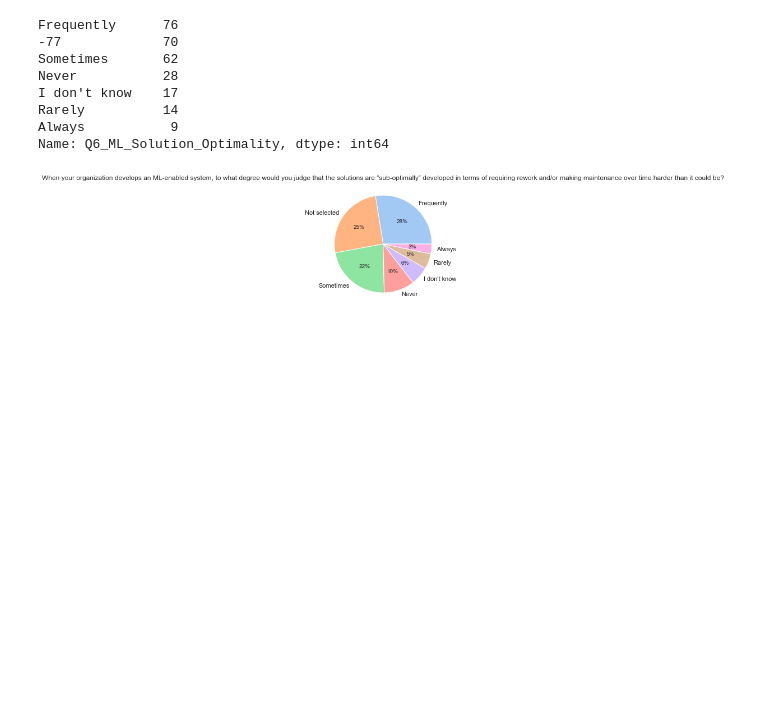
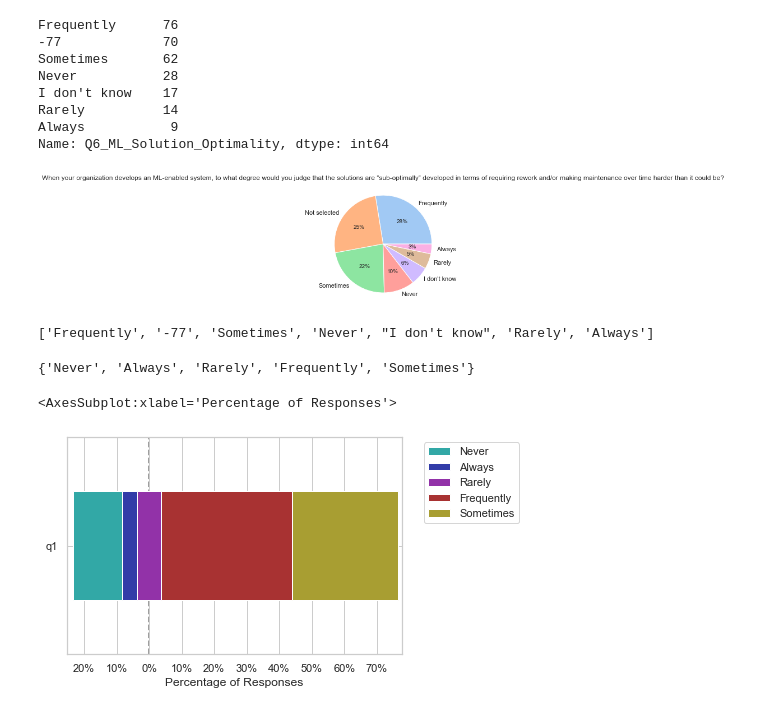
Before and after one commit to Software-Science-Lab-PUC-Rio/napiml-analysis, a Jupyter notebook: Análises/Q6.ipynb, the cells around one changed output. Drawn from its saved outputs; the diff is of its cells as text; code cells hidden in the pictures; blank space fills up the shorter version.

```diff
--- a/Análises/Q6.ipynb
+++ b/Análises/Q6.ipynb
@@ -61,3 +62,24 @@ pie_chart(normalized_values, rename_values(q6_rename_mapping, labels),
           title="When your organization develops an ML-enabled system, to what degree would you judge that the solutions are “sub-optimally” developed in terms of requiring rework and/or making maintenance over time harder than it could be?")
 # %% [output]
 [figure]
+# %%
+print(labels)
+# %% [output]
+['Frequently', '-77', 'Sometimes', 'Never', "I don't know", 'Rarely', 'Always']
+# %%
+labels = set(list(df['Q6_ML_Solution_Optimality']))
+labels.remove("I don't know")
+labels.remove("-77")
+print(labels)
+# %% [output]
+{'Never', 'Always', 'Rarely', 'Frequently', 'Sometimes'}
+# %%
+data = pd.DataFrame({'q1':df['Q6_ML_Solution_Optimality']})
+# %%
+data = data[data['q1'] != 'I don\'t know']
+data = data[data['q1'] != '-77']
+# %%
+plot_likert.plot_likert(data, labels,plot_percentage=True, colors = ['#32a852', '#32a8a6', '#323ca8', '#9232a8', '#a83232', '#a89e32'])
+# %% [output]
+<AxesSubplot:xlabel='Percentage of Responses'>
+[figure, added]
```
Also changed, not shown: parts of 2 cells of this notebook, 1 other file.
